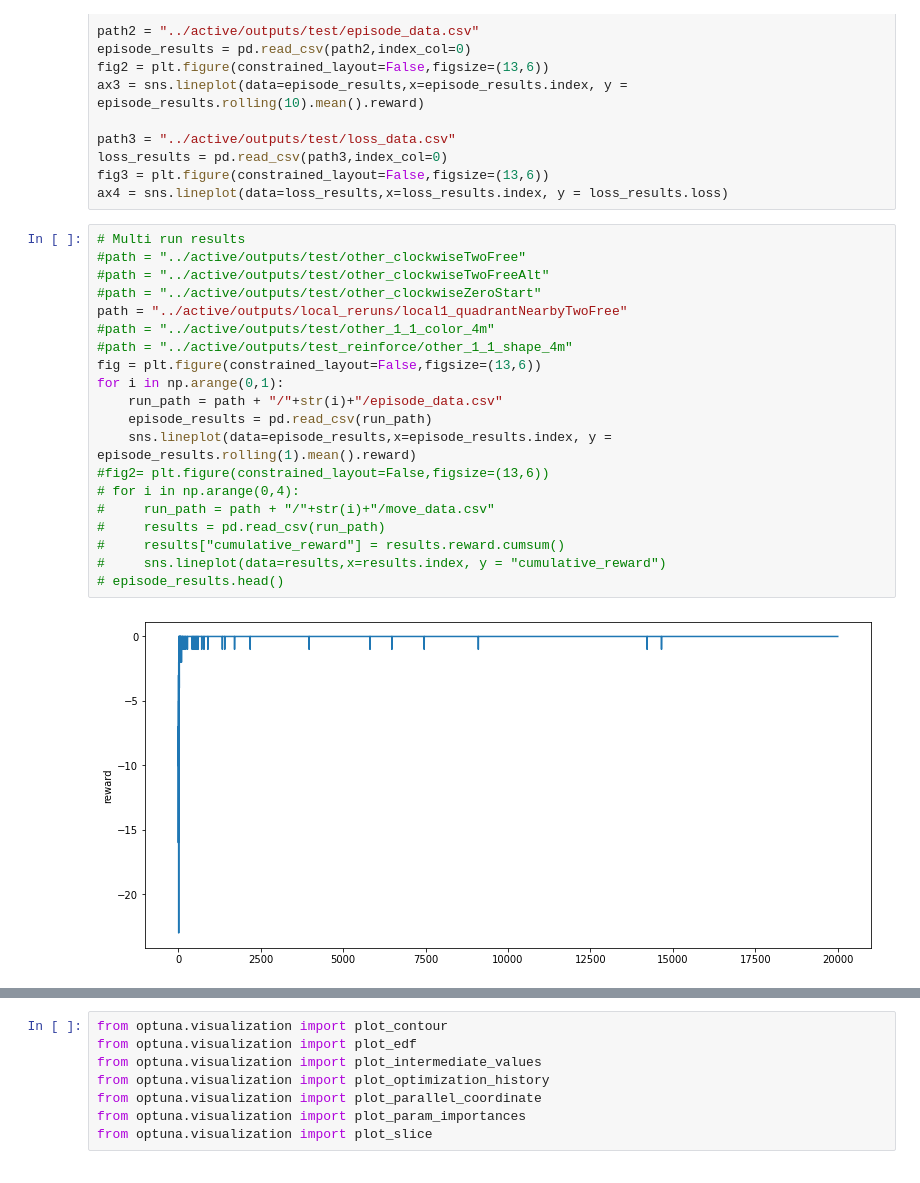
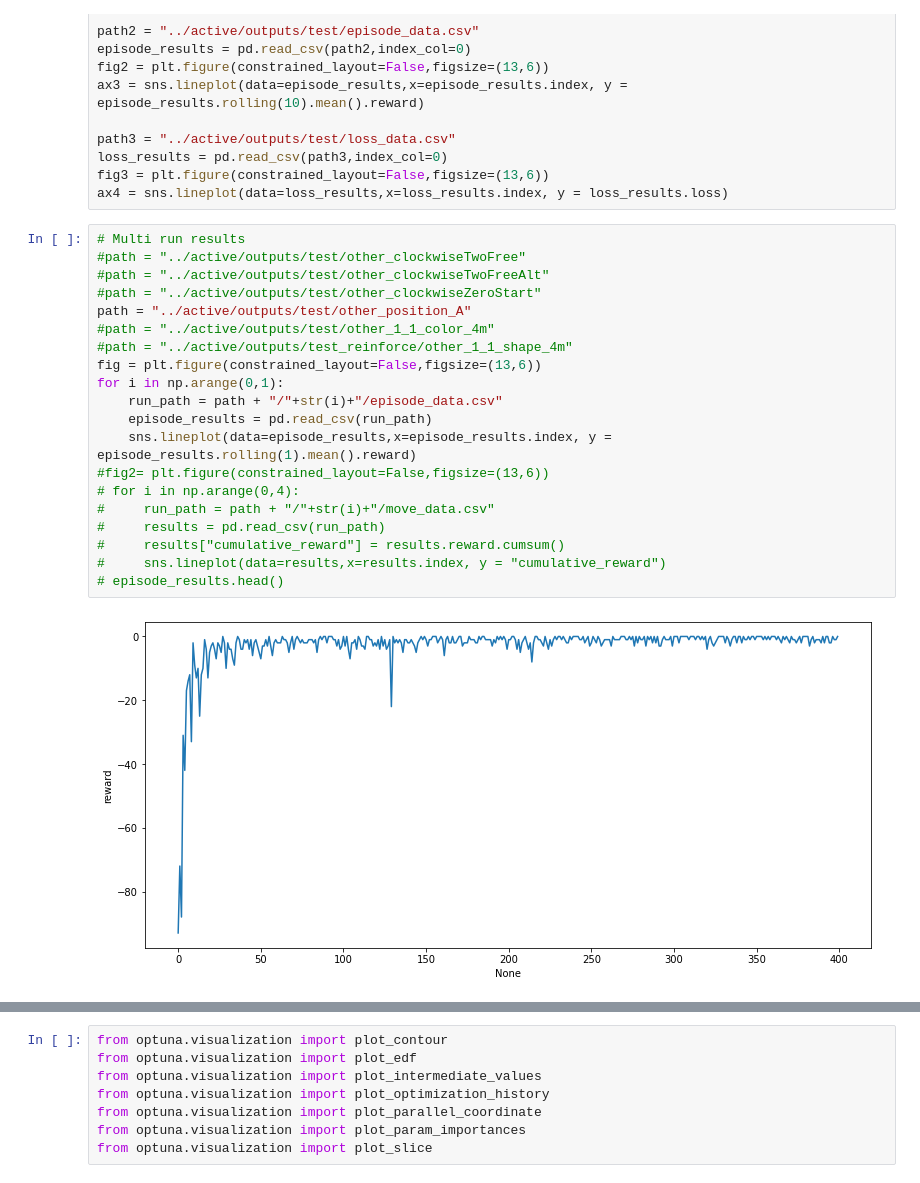
Before and after one commit to epulick/gohr, a Jupyter notebook: misc/eric_dev.ipynb, the cells around one changed output, grey strips where cells are left out. Cells and saved outputs as stored; diff of their text form.

```diff
--- a/misc/eric_dev.ipynb
+++ b/misc/eric_dev.ipynb
@@ -57,24 +57,24 @@ ax4 = sns.lineplot(data=loss_results,x=loss_results.index, y = loss_results.loss
 # %%
 # Multi run results
 #path = "../active/outputs/test/other_clockwiseTwoFree"
 #path = "../active/outputs/test/other_clockwiseTwoFreeAlt"
 #path = "../active/outputs/test/other_clockwiseZeroStart"
-path = "../active/outputs/local_reruns/local1_quadrantNearbyTwoFree"
+path = "../active/outputs/test/other_position_A"
 #path = "../active/outputs/test/other_1_1_color_4m"
 #path = "../active/outputs/test_reinforce/other_1_1_shape_4m"
 fig = plt.figure(constrained_layout=False,figsize=(13,6))
 for i in np.arange(0,1):
     run_path = path + "/"+str(i)+"/episode_data.csv"
     episode_results = pd.read_csv(run_path)
     sns.lineplot(data=episode_results,x=episode_results.index, y = episode_results.rolling(1).mean().reward)
 #fig2= plt.figure(constrained_layout=False,figsize=(13,6))
 # for i in np.arange(0,4):
 #     run_path = path + "/"+str(i)+"/move_data.csv"
 #     results = pd.read_csv(run_path)
 #     results["cumulative_reward"] = results.reward.cumsum()
 #     sns.lineplot(data=results,x=results.index, y = "cumulative_reward")
 # episode_results.head()
 # %% [output]
-[figure, old version]
+[figure, new version]
 # %%
 #path = "../active/outputs/test_reinforce2/other_1_1_shape_4m"
```
Also changed, not shown: parts of 1 cell of this notebook, 4 other files.
